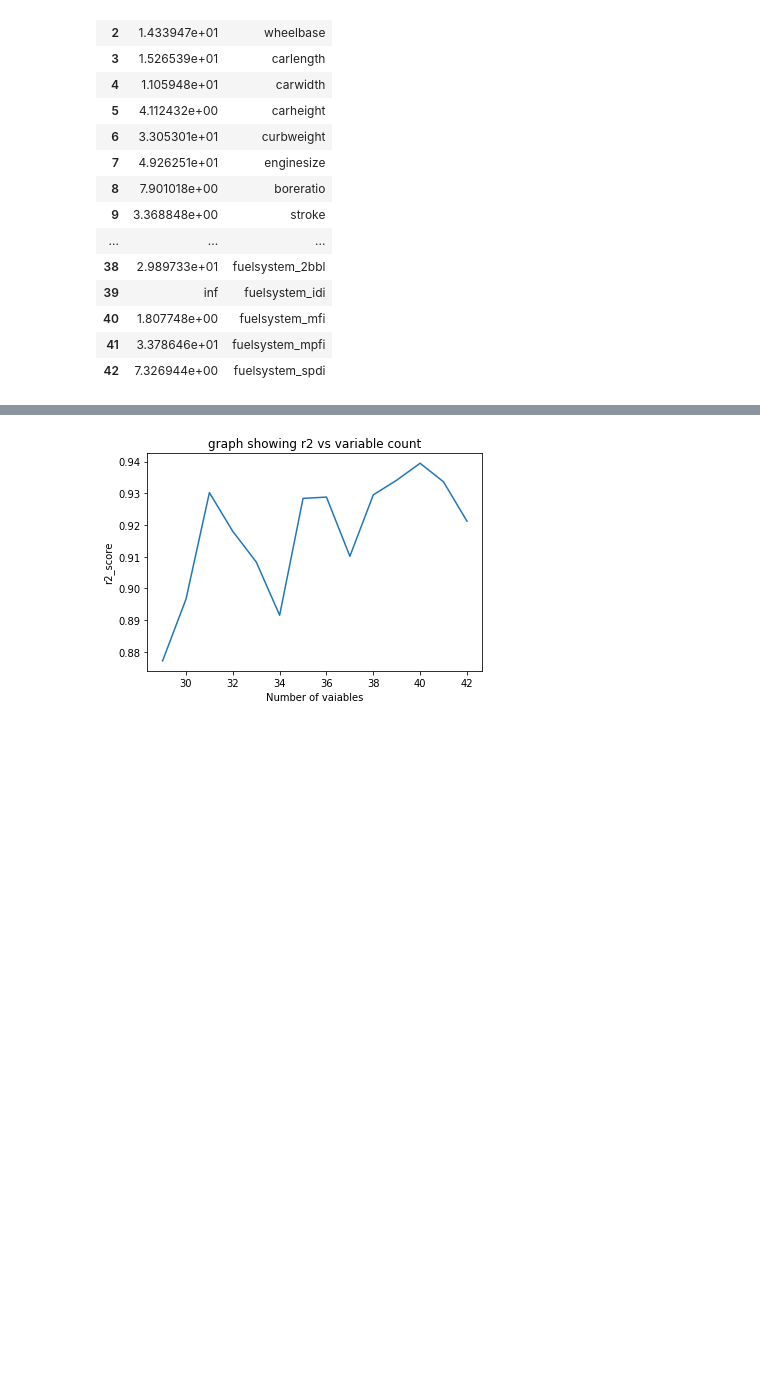
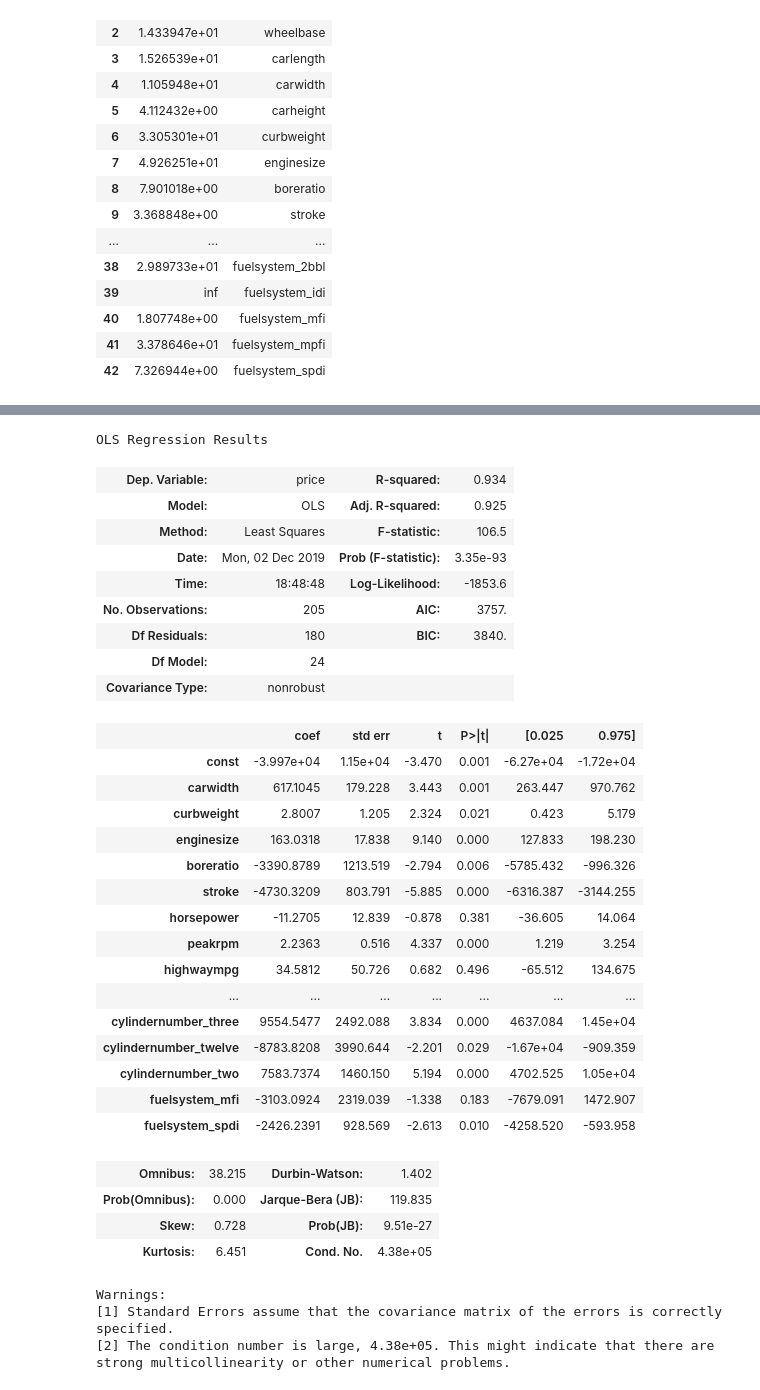
Before and after one commit to jagadeesh-gajula/Car-Price-Prediction-using-Linear-Regression, a Jupyter notebook: Car price Prediction.ipynb, the cells around one changed output, grey strips where cells are left out. Drawn from its saved outputs; the diff is of its cells as text; code cells hidden in the pictures; blank space fills up the shorter version.

```diff
--- a/Car price Prediction.ipynb
+++ b/Car price Prediction.ipynb
@@ -360,8 +427,0 @@ strong multicollinearity problems or that the design matrix is singular.
-# %%
-plt.plot(x_len,r2_list)
-plt.xlabel("Number of vaiables")
-plt.ylabel("r2_score")
-plt.title("graph showing r2 vs variable count")
-plt.show()
-# %% [output]
-[figure, removed]
@@ -369,0 +428,38 @@ from statsmodels.stats.outliers_influence import variance_inflation_factor
+# %%
+x=x.drop('citympg',axis=1)
+sm.OLS(y,x).fit().summary()
+# %% [output]
+OLS Regression Results
+| Dep. Variable: | price | R-squared: | 0.934 |
+| Model: | OLS | Adj. R-squared: | 0.925 |
+| Method: | Least Squares | F-statistic: | 106.5 |
+| Date: | Mon, 02 Dec 2019 | Prob (F-statistic): | 3.35e-93 |
+| Time: | 18:48:48 | Log-Likelihood: | -1853.6 |
+| No. Observations: | 205 | AIC: | 3757. |
+| Df Residuals: | 180 | BIC: | 3840. |
+| Df Model: | 24 |  |  |
+| Covariance Type: | nonrobust |  |  |
+|  | coef | std err | t | P>|t| | [0.025 | 0.975] |
+| const | -3.997e+04 | 1.15e+04 | -3.470 | 0.001 | -6.27e+04 | -1.72e+04 |
+| carwidth | 617.1045 | 179.228 | 3.443 | 0.001 | 263.447 | 970.762 |
+| curbweight | 2.8007 | 1.205 | 2.324 | 0.021 | 0.423 | 5.179 |
+| enginesize | 163.0318 | 17.838 | 9.140 | 0.000 | 127.833 | 198.230 |
+| boreratio | -3390.8789 | 1213.519 | -2.794 | 0.006 | -5785.432 | -996.326 |
+| stroke | -4730.3209 | 803.791 | -5.885 | 0.000 | -6316.387 | -3144.255 |
+| horsepower | -11.2705 | 12.839 | -0.878 | 0.381 | -36.605 | 14.064 |
+| peakrpm | 2.2363 | 0.516 | 4.337 | 0.000 | 1.219 | 3.254 |
+| highwaympg | 34.5812 | 50.726 | 0.682 | 0.496 | -65.512 | 134.675 |
+| ... | ... | ... | ... | ... | ... | ... |
+| cylindernumber_three | 9554.5477 | 2492.088 | 3.834 | 0.000 | 4637.084 | 1.45e+04 |
+| cylindernumber_twelve | -8783.8208 | 3990.644 | -2.201 | 0.029 | -1.67e+04 | -909.359 |
+| cylindernumber_two | 7583.7374 | 1460.150 | 5.194 | 0.000 | 4702.525 | 1.05e+04 |
+| fuelsystem_mfi | -3103.0924 | 2319.039 | -1.338 | 0.183 | -7679.091 | 1472.907 |
+| fuelsystem_spdi | -2426.2391 | 928.569 | -2.613 | 0.010 | -4258.520 | -593.958 |
+| Omnibus: | 38.215 | Durbin-Watson: | 1.402 |
+| Prob(Omnibus): | 0.000 | Jarque-Bera (JB): | 119.835 |
+| Skew: | 0.728 | Prob(JB): | 9.51e-27 |
+| Kurtosis: | 6.451 | Cond. No. | 4.38e+05 |
+Warnings:
+[1] Standard Errors assume that the covariance matrix of the errors is correctly specified.
+[2] The condition number is large, 4.38e+05. This might indicate that there are
+strong multicollinearity or other numerical problems.
```
Also changed, not shown: parts of 23 cells of this notebook.
